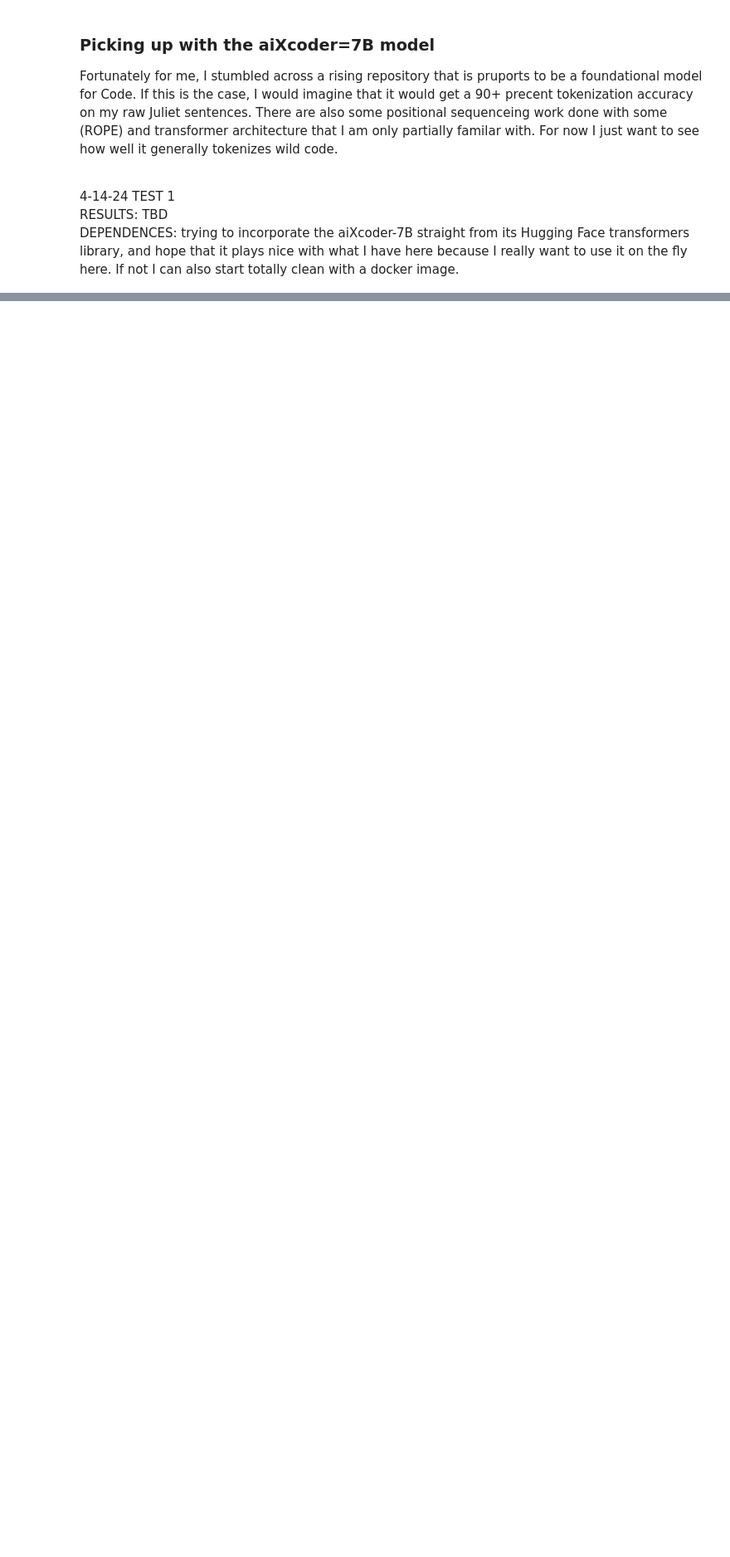
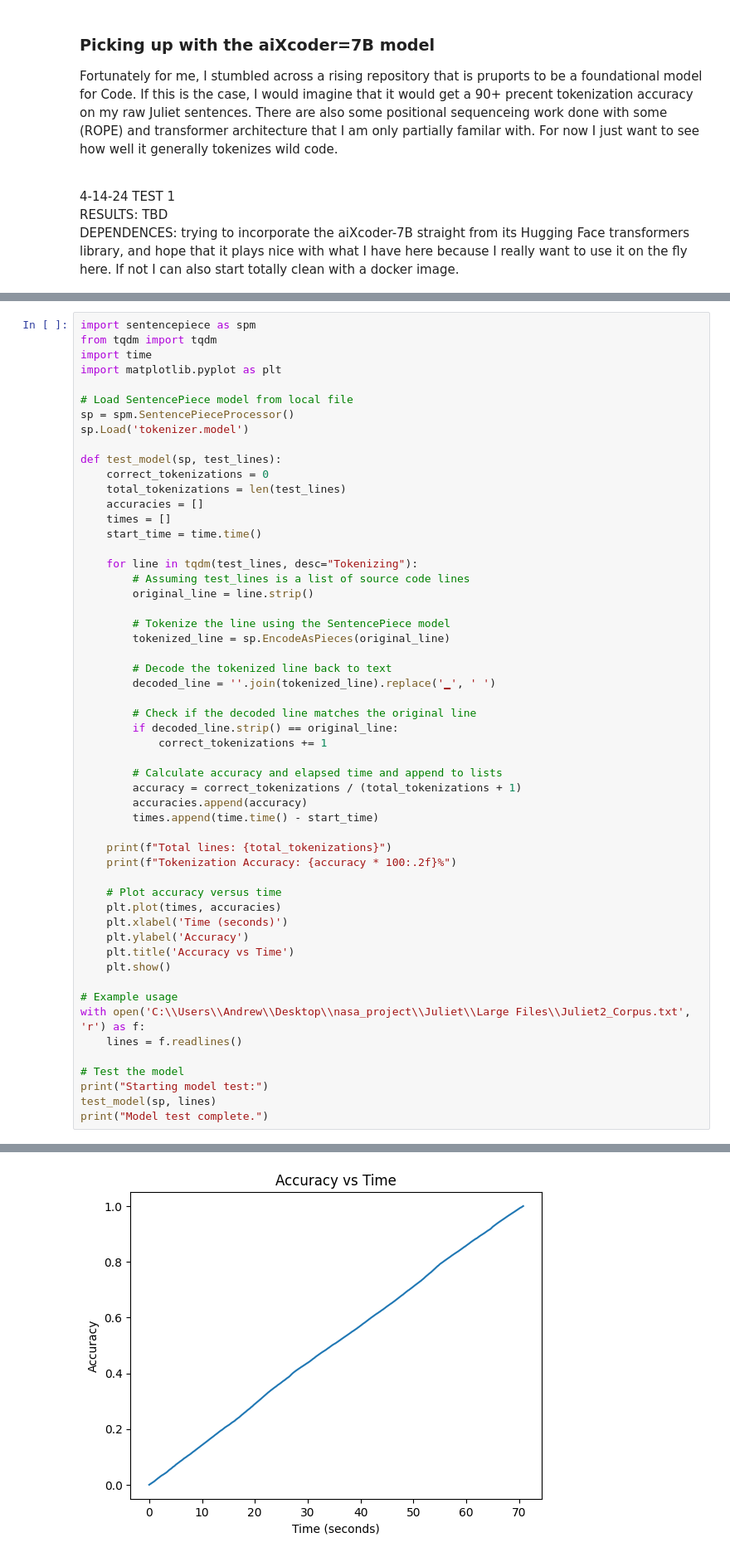
Before and after one commit to Andrew-Gautier/Juliet, a Jupyter notebook: tokenizer.ipynb, the cells around one changed output, grey strips where cells are left out. Shown at 83% size. Saved outputs shown, nothing was run; the diff lists cells and outputs as text; blank space fills up the shorter version.

Commit message:
Tokenizing Test 1

```diff
--- a/tokenizer.ipynb
+++ b/tokenizer.ipynb
@@ -162,0 +120,55 @@ HFValidationError: Repo id must use alphanumeric chars or '-', '_', '.', '--' an
+# %%
+import sentencepiece as spm
+from tqdm import tqdm
+import time
+import matplotlib.pyplot as plt
+
+# Load SentencePiece model from local file
+sp = spm.SentencePieceProcessor()
+sp.Load('tokenizer.model')
+
+def test_model(sp, test_lines):
+    correct_tokenizations = 0
+    total_tokenizations = len(test_lines)
+    accuracies = []
+    times = []
+    start_time = time.time()
+
+    for line in tqdm(test_lines, desc="Tokenizing"):
+        # Assuming test_lines is a list of source code lines
+        original_line = line.strip()
+
+        # Tokenize the line using the SentencePiece model
+        tokenized_line = sp.EncodeAsPieces(original_line)
+
+        # Decode the tokenized line back to text
+        decoded_line = ''.join(tokenized_line).replace('▁', ' ')
+
+        # Check if the decoded line matches the original line
+        if decoded_line.strip() == original_line:
+            correct_tokenizations += 1
+
+        # Calculate accuracy and elapsed time and append to lists
+        accuracy = correct_tokenizations / (total_tokenizations + 1)
+        accuracies.append(accuracy)
+        times.append(time.time() - start_time)
+
+    print(f"Total lines: {total_tokenizations}")
+    print(f"Tokenization Accuracy: {accuracy * 100:.2f}%")
+
+    # Plot accuracy versus time
+    plt.plot(times, accuracies)
+    plt.xlabel('Time (seconds)')
+    plt.ylabel('Accuracy')
+    plt.title('Accuracy vs Time')
+    plt.show()
+
+# Example usage
+with open('C:\\Users\\Andrew\\Desktop\\nasa_project\\Juliet\\Large Files\\Juliet2_Corpus.txt', 'r') as f:
+    lines = f.readlines()
+
+# Test the model
+print("Starting model test:")
+test_model(sp, lines)
+print("Model test complete.")
+# %% [output]
@@ -162,0 +178 @@ HFValidationError: Repo id must use alphanumeric chars or '-', '_', '.', '--' an
+[figure, added]
```
Also changed, not shown: parts of 6 cells of this notebook, 2 other files.
